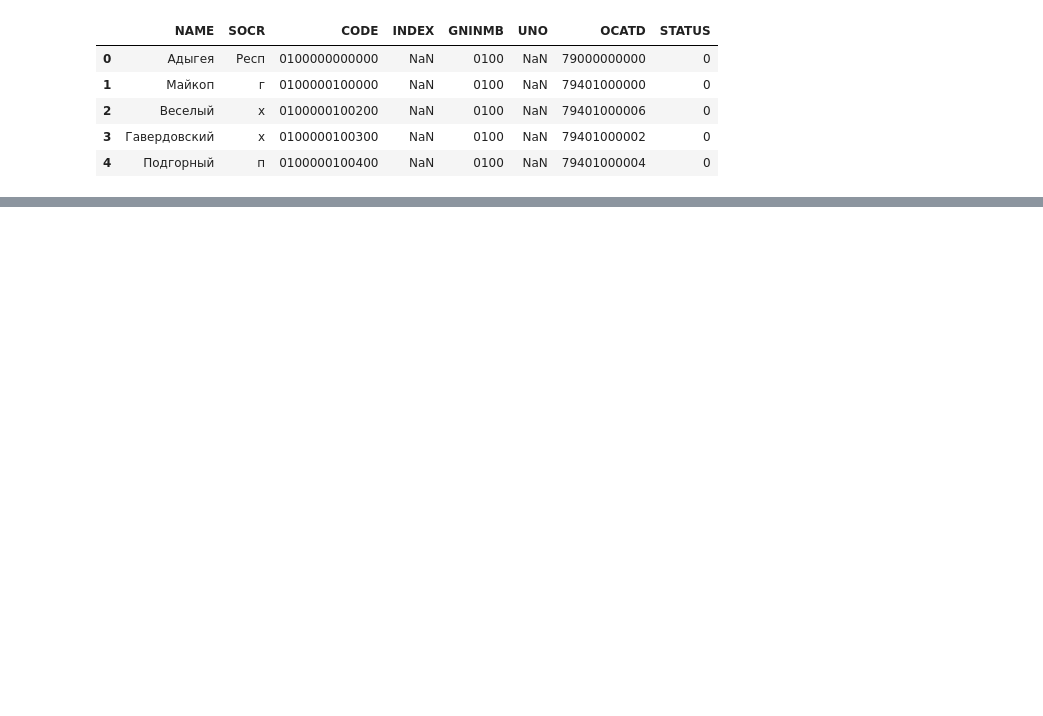
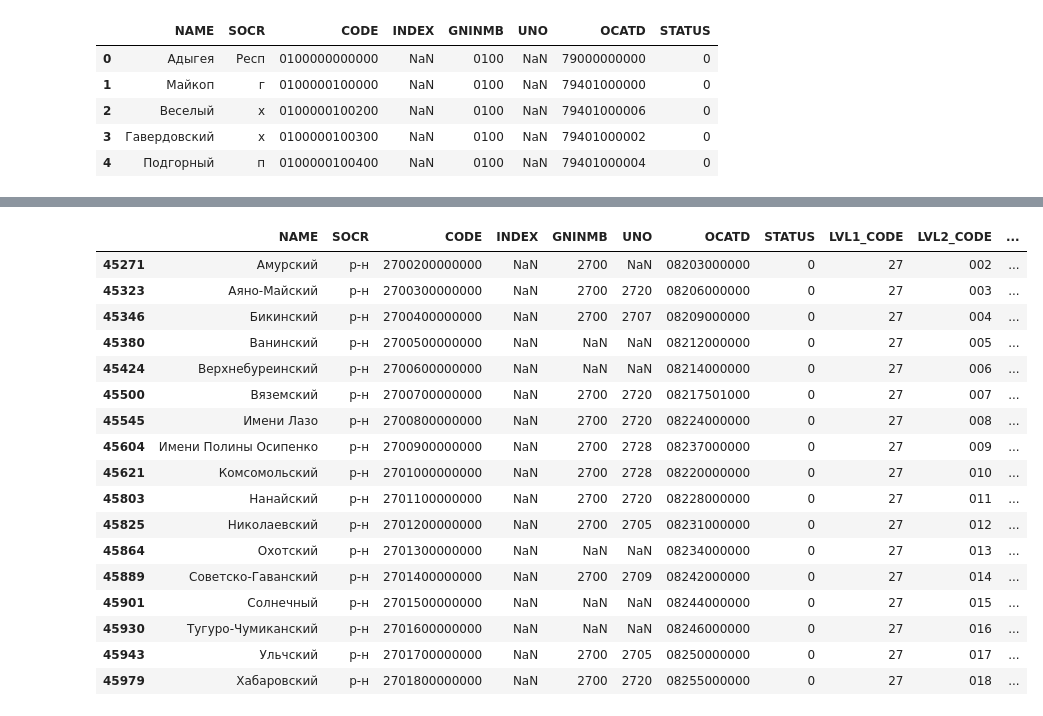
Before and after one commit to akondrashov96/MDS-Master-Thesis, a Jupyter notebook: Data parser.ipynb, the cells around one changed output, grey strips where cells are left out. Cells and saved outputs as stored; diff of their text form; code cells hidden in the pictures; blank space fills up the shorter version.

Commit message:
updated address model
address model update: now handles "O" token

```diff
--- a/Data parser.ipynb
+++ b/Data parser.ipynb
@@ -84 +86,6 @@ PyTables is not installed. No support for HDF output.
 SQLalchemy is not installed. No support for SQL output.
+# %%
+dbf = Dbf5('data/addresses/base/SOCRBASE.DBF', 'cp866')
+SOCR_data = dbf.to_dataframe()
+
+SOCR_data
@@ -94,5 +188,3 @@ adr_data.head()
 | 2 | Веселый | х | 0100000100200 | NaN | 0100 | NaN | 79401000006 | 0 |
 | 3 | Гавердовский | х | 0100000100300 | NaN | 0100 | NaN | 79401000002 | 0 |
 | 4 | Подгорный | п | 0100000100400 | NaN | 0100 | NaN | 79401000004 | 0 |
-# %%
-adr_data["REGIONCODE"] = adr_data["CODE"].str[:2]
@@ -135,0 +191,23 @@ dbf_data[dbf_data['LEVEL'] == "1"]
+# %%
+# выделим коды
+adr_data["LVL1_CODE"] = adr_data["CODE"].str[:2]
+adr_data["LVL2_CODE"] = adr_data["CODE"].str[2:5]
+adr_data["LVL3_CODE"] = adr_data["CODE"].str[5:8]
+adr_data["LVL4_CODE"] = adr_data["CODE"].str[8:11]
+
+# определим уровень каждого объекта
+adr_data["LEVEL"] = np.where(adr_data["CODE"].str[2:] == "00000000000",
+                             "1",
+                             np.where((adr_data["CODE"].str[5:] == "00000000") & (adr_data["LVL2_CODE"] != "000"),
+                                      "2",
+                                      np.where((adr_data["CODE"].str[8:] == "00000") & (adr_data["LVL3_CODE"] != "000"),
+                                               "3",
+                                               np.where((adr_data["CODE"].str[11:] == "00") & (adr_data["LVL4_CODE"] != "000"),
+                                                        "4",
+                                                        "99"))))
+
+# если на конце код 99 или уровень 99 - адрес больше не актуален
+adr_data["STATUS"] = ((adr_data["LEVEL"] == "99") | (adr_data["CODE"].str[11:] == "99")).astype(int)
+
+# объединим сокращения
+addresses = pd.merge(adr_data, SOCR_data.iloc[:, :3], how = "left", left_on=['LEVEL', "SOCR"], right_on = ["LEVEL", "SCNAME"])
@@ -135,0 +223,21 @@ dbf_data[dbf_data['LEVEL'] == "1"]
+# %%
+addresses[(addresses['LVL1_CODE'] == "27") & (addresses['LEVEL'] == "2")]
+# %% [output]
+|  | NAME | SOCR | CODE | INDEX | GNINMB | UNO | OCATD | STATUS | LVL1_CODE | LVL2_CODE | ... |
+| 45271 | Амурский | р-н | 2700200000000 | NaN | 2700 | NaN | 08203000000 | 0 | 27 | 002 | ... |
+| 45323 | Аяно-Майский | р-н | 2700300000000 | NaN | 2700 | 2720 | 08206000000 | 0 | 27 | 003 | ... |
+| 45346 | Бикинский | р-н | 2700400000000 | NaN | 2700 | 2707 | 08209000000 | 0 | 27 | 004 | ... |
+| 45380 | Ванинский | р-н | 2700500000000 | NaN | NaN | NaN | 08212000000 | 0 | 27 | 005 | ... |
+| 45424 | Верхнебуреинский | р-н | 2700600000000 | NaN | NaN | NaN | 08214000000 | 0 | 27 | 006 | ... |
+| 45500 | Вяземский | р-н | 2700700000000 | NaN | 2700 | 2720 | 08217501000 | 0 | 27 | 007 | ... |
+| 45545 | Имени Лазо | р-н | 2700800000000 | NaN | 2700 | 2720 | 08224000000 | 0 | 27 | 008 | ... |
+| 45604 | Имени Полины Осипенко | р-н | 2700900000000 | NaN | 2700 | 2728 | 08237000000 | 0 | 27 | 009 | ... |
+| 45621 | Комсомольский | р-н | 2701000000000 | NaN | 2700 | 2728 | 08220000000 | 0 | 27 | 010 | ... |
+| 45803 | Нанайский | р-н | 2701100000000 | NaN | 2700 | 2720 | 08228000000 | 0 | 27 | 011 | ... |
+| 45825 | Николаевский | р-н | 2701200000000 | NaN | 2700 | 2705 | 08231000000 | 0 | 27 | 012 | ... |
+| 45864 | Охотский | р-н | 2701300000000 | NaN | NaN | NaN | 08234000000 | 0 | 27 | 013 | ... |
+| 45889 | Советско-Гаванский | р-н | 2701400000000 | NaN | 2700 | 2709 | 08242000000 | 0 | 27 | 014 | ... |
+| 45901 | Солнечный | р-н | 2701500000000 | NaN | NaN | NaN | 08244000000 | 0 | 27 | 015 | ... |
+| 45930 | Тугуро-Чумиканский | р-н | 2701600000000 | NaN | NaN | NaN | 08246000000 | 0 | 27 | 016 | ... |
+| 45943 | Ульчский | р-н | 2701700000000 | NaN | 2700 | 2705 | 08250000000 | 0 | 27 | 017 | ... |
+| 45979 | Хабаровский | р-н | 2701800000000 | NaN | 2700 | 2720 | 08255000000 | 0 | 27 | 018 | ... |
```
Also changed, not shown: parts of 27 cells of this notebook, 2 other files.
